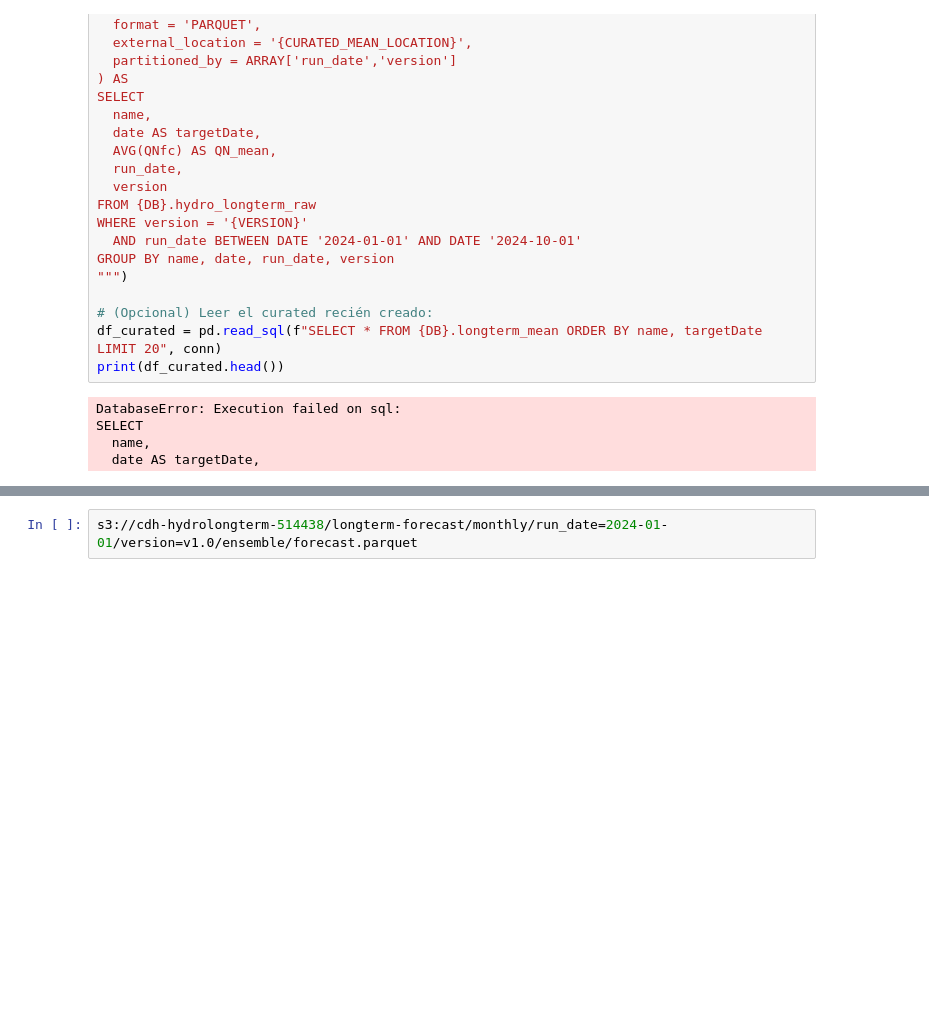
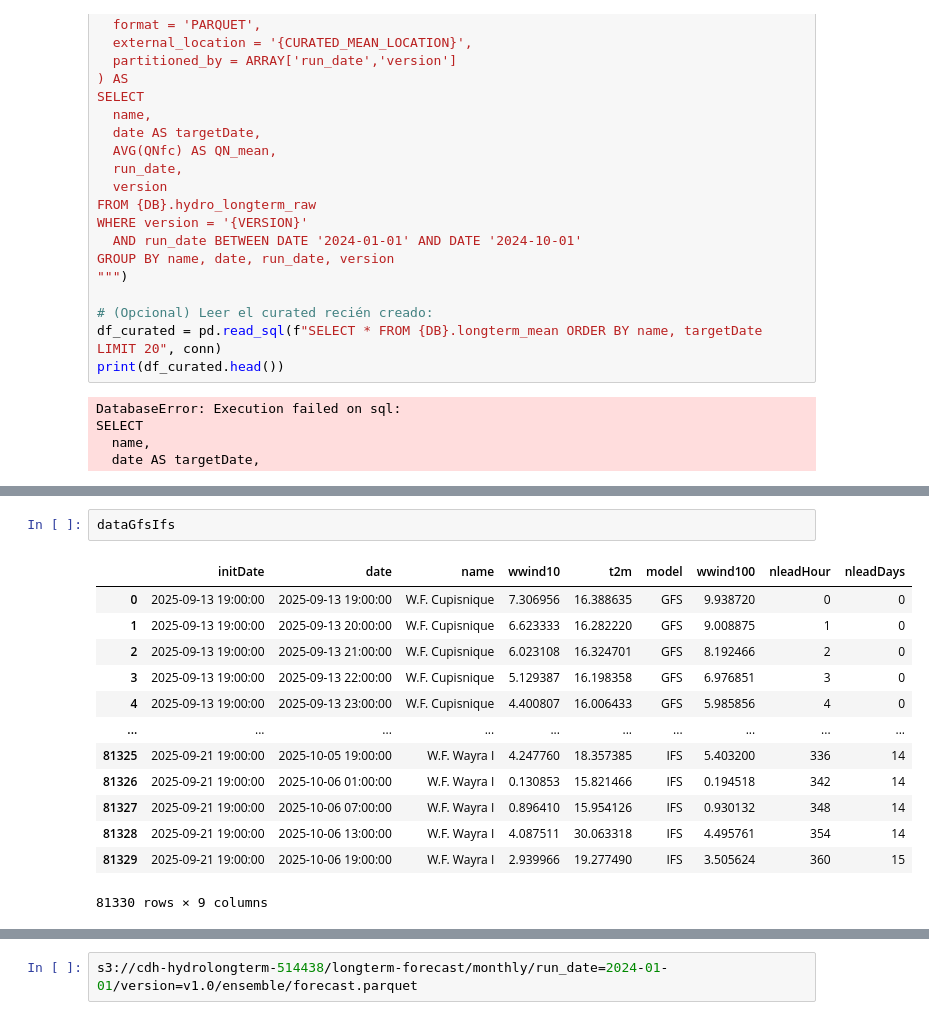
Before and after one commit to carlosenciso/windShortTermForecast, a Jupyter notebook: Notebooks/s3-logger.ipynb, the cells around one changed output, grey strips where cells are left out. Saved outputs shown, nothing was run; the diff lists cells and outputs as text; blank space fills up the shorter version.

```diff
--- a/Notebooks/s3-logger.ipynb
+++ b/Notebooks/s3-logger.ipynb
@@ -291,0 +1417,16 @@ SELECT
+# %%
+dataGfsIfs
+# %% [output]
+|  | initDate | date | name | wwind10 | t2m | model | wwind100 | nleadHour | nleadDays |
+| 0 | 2025-09-13 19:00:00 | 2025-09-13 19:00:00 | W.F. Cupisnique | 7.306956 | 16.388635 | GFS | 9.938720 | 0 | 0 |
+| 1 | 2025-09-13 19:00:00 | 2025-09-13 20:00:00 | W.F. Cupisnique | 6.623333 | 16.282220 | GFS | 9.008875 | 1 | 0 |
+| 2 | 2025-09-13 19:00:00 | 2025-09-13 21:00:00 | W.F. Cupisnique | 6.023108 | 16.324701 | GFS | 8.192466 | 2 | 0 |
+| 3 | 2025-09-13 19:00:00 | 2025-09-13 22:00:00 | W.F. Cupisnique | 5.129387 | 16.198358 | GFS | 6.976851 | 3 | 0 |
+| 4 | 2025-09-13 19:00:00 | 2025-09-13 23:00:00 | W.F. Cupisnique | 4.400807 | 16.006433 | GFS | 5.985856 | 4 | 0 |
+| ... | ... | ... | ... | ... | ... | ... | ... | ... | ... |
+| 81325 | 2025-09-21 19:00:00 | 2025-10-05 19:00:00 | W.F. Wayra I | 4.247760 | 18.357385 | IFS | 5.403200 | 336 | 14 |
+| 81326 | 2025-09-21 19:00:00 | 2025-10-06 01:00:00 | W.F. Wayra I | 0.130853 | 15.821466 | IFS | 0.194518 | 342 | 14 |
+| 81327 | 2025-09-21 19:00:00 | 2025-10-06 07:00:00 | W.F. Wayra I | 0.896410 | 15.954126 | IFS | 0.930132 | 348 | 14 |
+| 81328 | 2025-09-21 19:00:00 | 2025-10-06 13:00:00 | W.F. Wayra I | 4.087511 | 30.063318 | IFS | 4.495761 | 354 | 14 |
+| 81329 | 2025-09-21 19:00:00 | 2025-10-06 19:00:00 | W.F. Wayra I | 2.939966 | 19.277490 | IFS | 3.505624 | 360 | 15 |
+81330 rows × 9 columns
```
Also changed, not shown: parts of 32 cells of this notebook, 6 other files.
